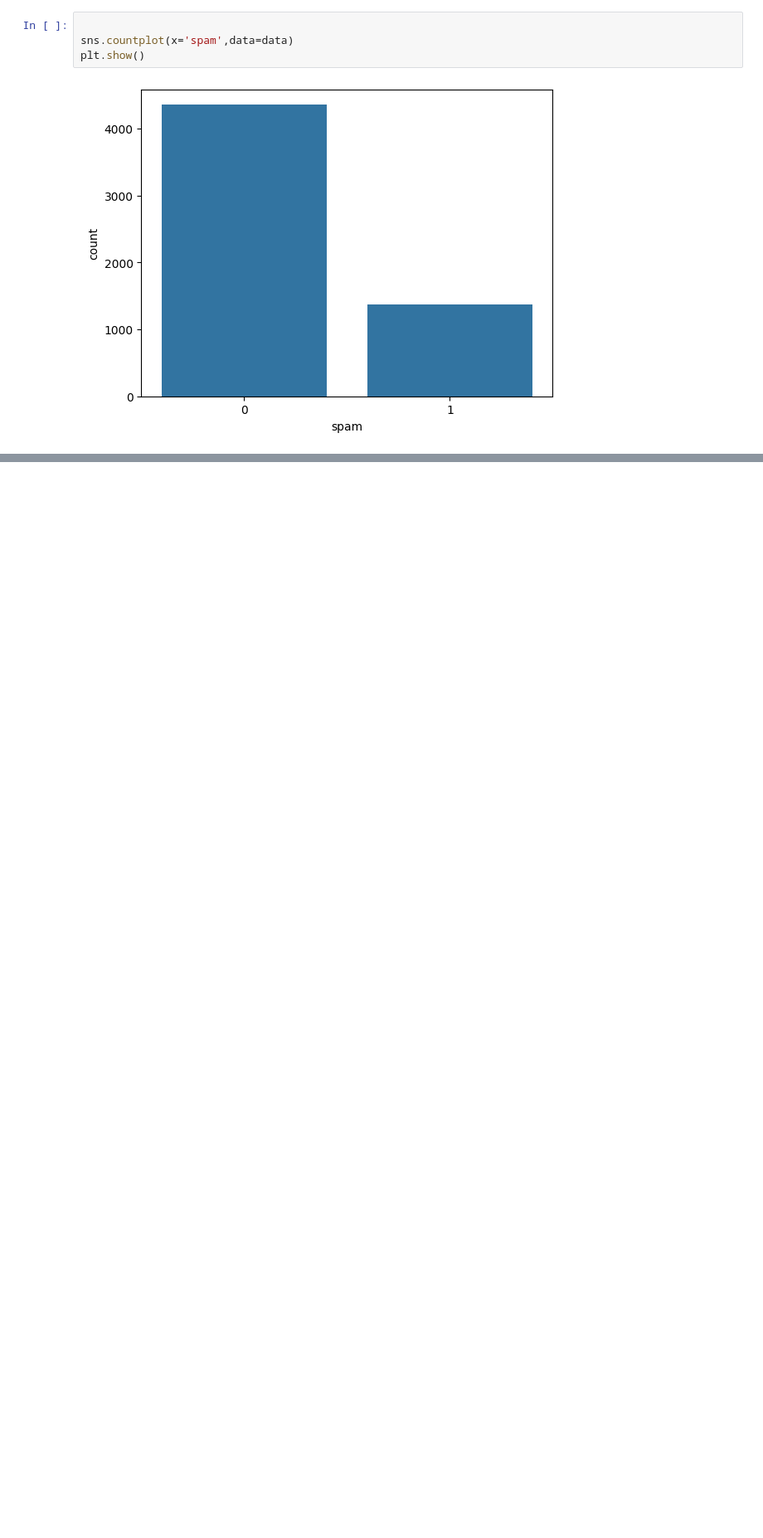
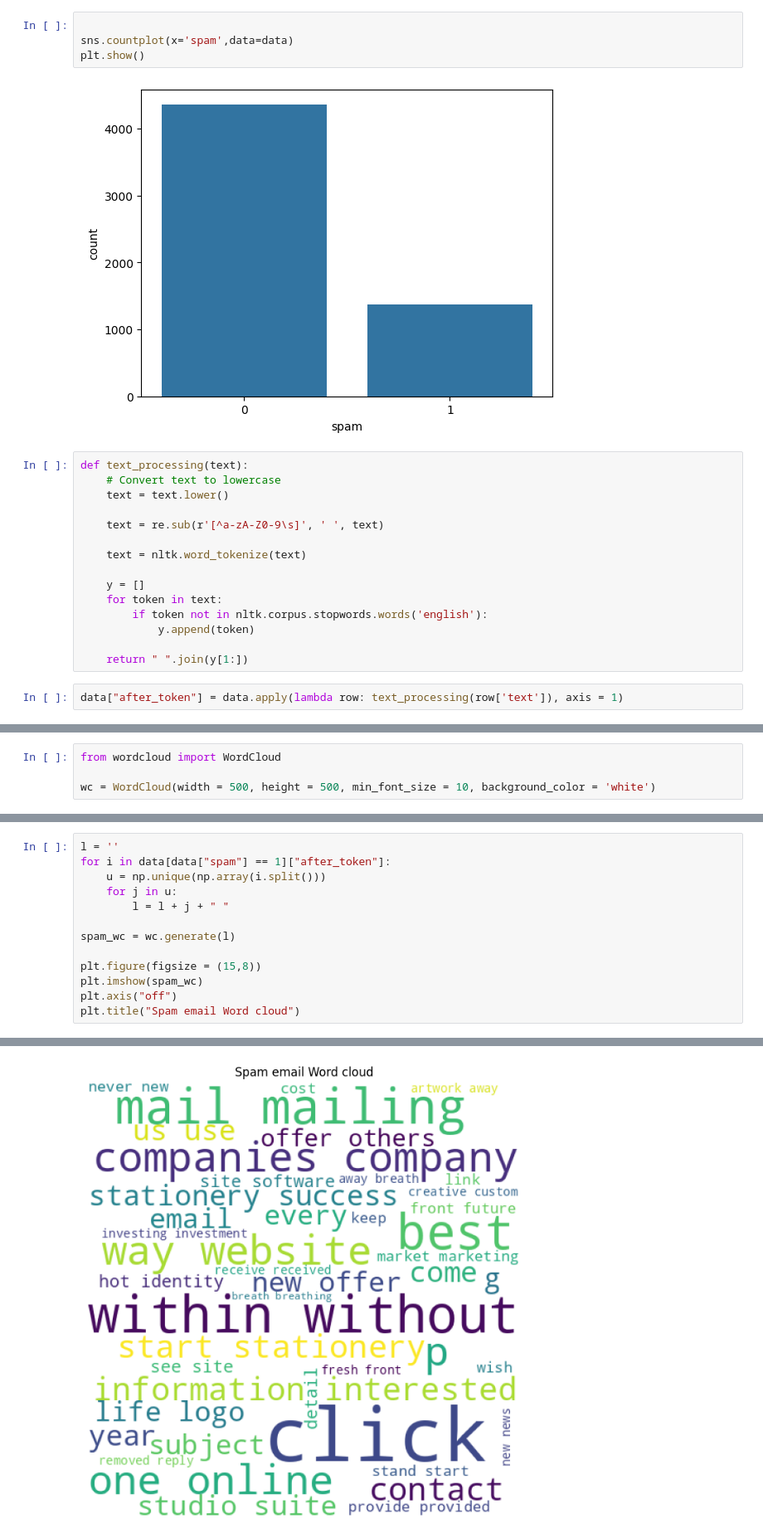
Before and after one commit to anurajkashyap/AML_Assignment1, a Jupyter notebook: prepare.ipynb, the cells around one changed output, grey strips where cells are left out. Shown: that part at 83% size. Cells and saved outputs as stored; diff of their text form; blank space fills up the shorter version.

```diff
--- a/prepare.ipynb
+++ b/prepare.ipynb
@@ -74,3 +75,20 @@ sns.countplot(x='spam',data=data)
 plt.show()
 # %% [output]
 [figure]
+# %%
+def text_processing(text):
+    # Convert text to lowercase
+    text = text.lower()
+
+    text = re.sub(r'[^a-zA-Z0-9\s]', ' ', text)
+
+    text = nltk.word_tokenize(text)
+
+    y = []
+    for token in text:
+        if token not in nltk.corpus.stopwords.words('english'):
+            y.append(token)
+
+    return " ".join(y[1:])
+# %%
+data["after_token"] = data.apply(lambda row: text_processing(row['text']), axis = 1)
@@ -76,0 +111,4 @@ plt.show()
+# %%
+from wordcloud import WordCloud
+
+wc = WordCloud(width = 500, height = 500, min_font_size = 10, background_color = 'white')
@@ -76,0 +130,14 @@ plt.show()
+# %%
+l = ''
+for i in data[data["spam"] == 1]["after_token"]:
+    u = np.unique(np.array(i.split()))
+    for j in u:
+        l = l + j + " "
+
+spam_wc = wc.generate(l)
+
+plt.figure(figsize = (15,8))
+plt.imshow(spam_wc)
+plt.axis("off")
+plt.title("Spam email Word cloud")
+# %% [output]
@@ -76,0 +145 @@ plt.show()
+[figure, added]
```
Also changed, not shown: parts of 10 cells of this notebook, 4 other files.
